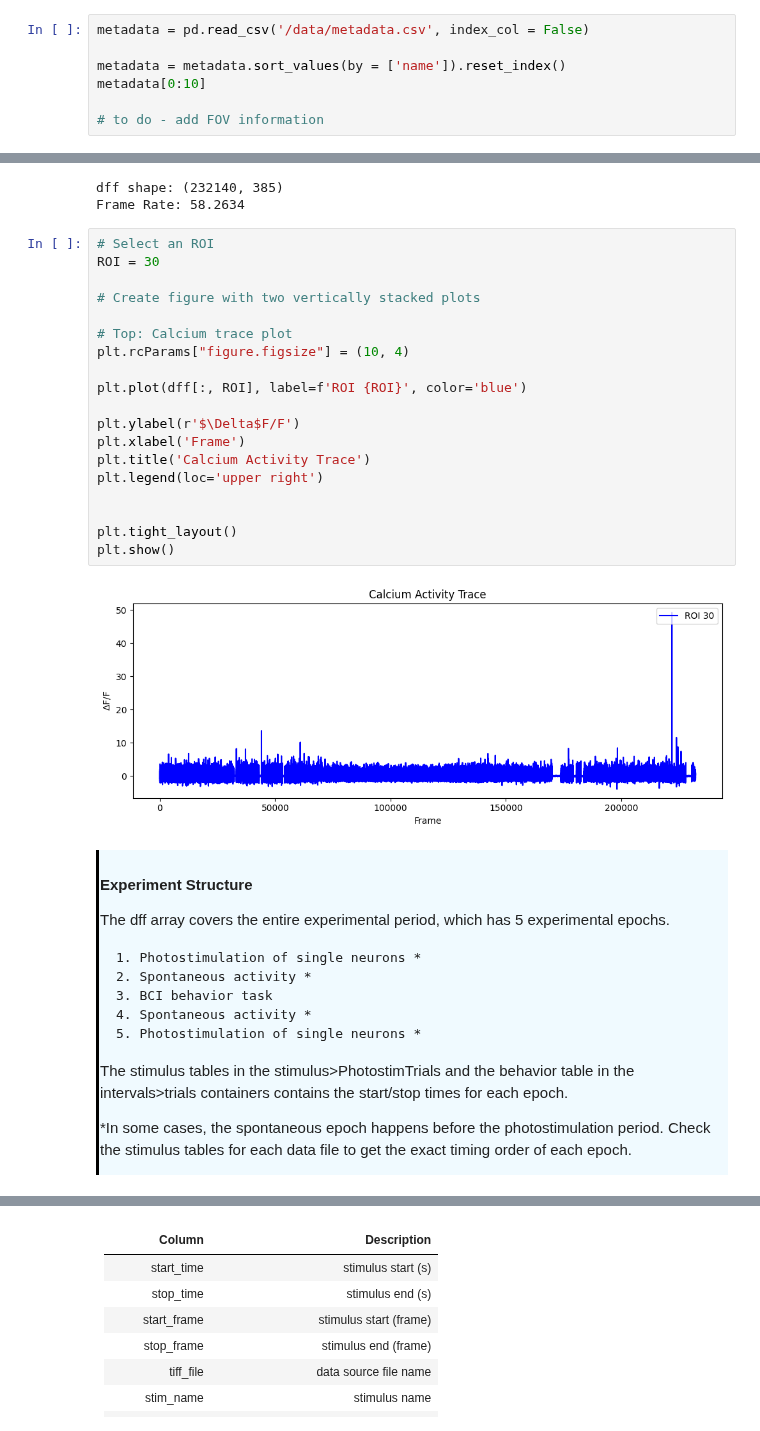
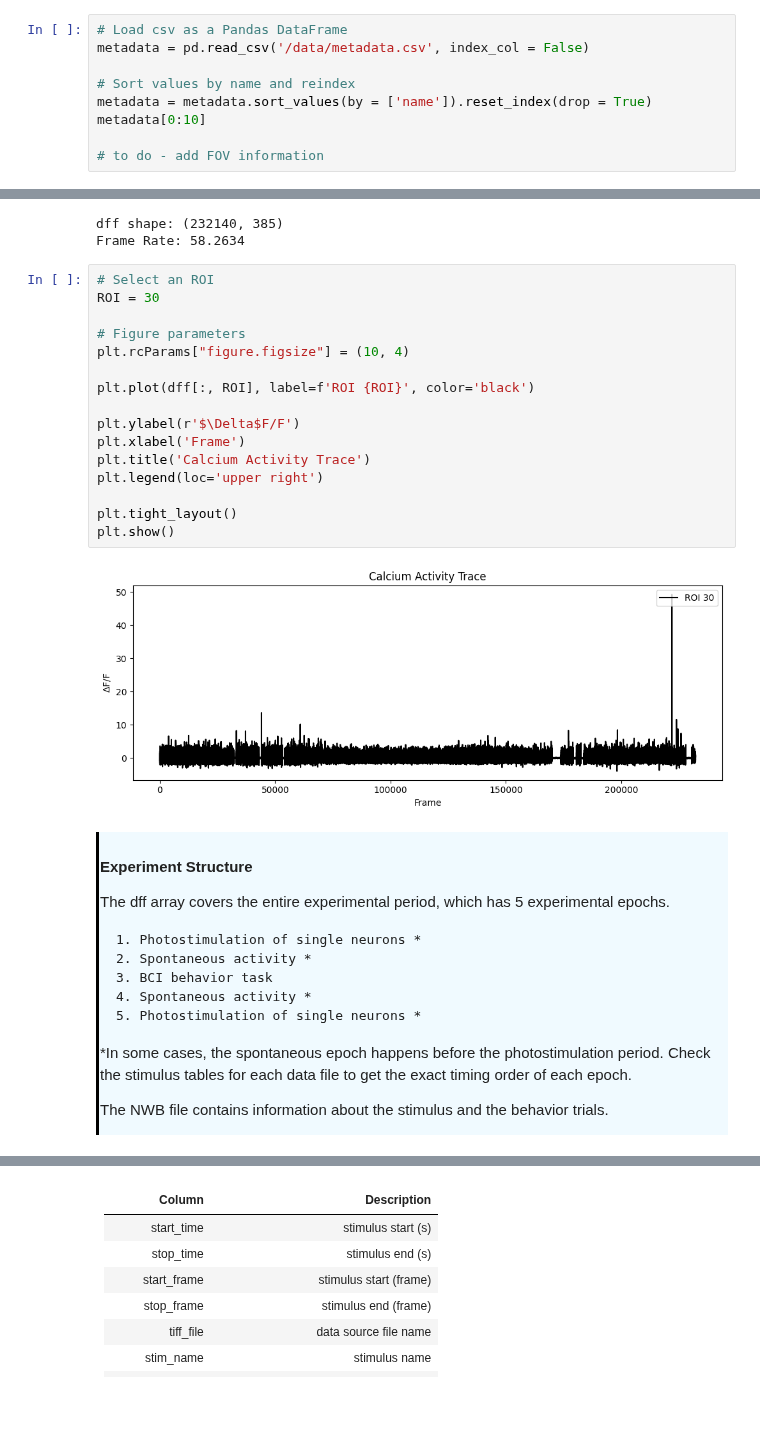
Before and after one commit to AllenNeuralDynamics/AIND-CNC-BCI-Workshop, a Jupyter notebook: code/load_data.ipynb, the cells around one changed output, grey strips where cells are left out. Drawn from its saved outputs; the diff is of its cells as text; blank space fills up the shorter version.

Commit message:
Edited datasets.json, load_data.ipynb

```diff
--- a/code/load_data.ipynb
+++ b/code/load_data.ipynb
@@ -38,7 +52,9 @@ from generate_epoch_table import generate_epoch_table
 # %%
+# Load csv as a Pandas DataFrame
 metadata = pd.read_csv('/data/metadata.csv', index_col = False)
 
-metadata = metadata.sort_values(by = ['name']).reset_index()
+# Sort values by name and reindex
+metadata = metadata.sort_values(by = ['name']).reset_index(drop = True)
 metadata[0:10]
 
 # to do - add FOV information
@@ -204,24 +182,21 @@ Frame Rate: 58.2634
 # %%
 # Select an ROI
 ROI = 30
 
-# Create figure with two vertically stacked plots
-
-# Top: Calcium trace plot
+# Figure parameters
 plt.rcParams["figure.figsize"] = (10, 4)
 
-plt.plot(dff[:, ROI], label=f'ROI {ROI}', color='blue')
+plt.plot(dff[:, ROI], label=f'ROI {ROI}', color='black')
 
 plt.ylabel(r'$\Delta$F/F')
 plt.xlabel('Frame')
 plt.title('Calcium Activity Trace')
 plt.legend(loc='upper right')
 
-
 plt.tight_layout()
 plt.show()
 # %% [output]
-[figure, old version]
+[figure, new version]
 # %% [markdown]
 <div style="border-left: 3px solid #000; padding: 1px; padding-left: 10px; background: #F0FAFF; ">
 
@@ -235,10 +210,9 @@ The dff array covers the entire experimental period, which has 5 experimental ep
     4. Spontaneous activity *
     5. Photostimulation of single neurons *
 
+*In some cases, the spontaneous epoch happens before the photostimulation period. Check the stimulus tables for each data file to get the exact timing order of each epoch.
 
-The stimulus tables in the stimulus>PhotostimTrials and the behavior table in the intervals>trials containers contains the start/stop times for each epoch.
-
-*In some cases, the spontaneous epoch happens before the photostimulation period. Check the stimulus tables for each data file to get the exact timing order of each epoch.
+The NWB file contains information about the stimulus and the behavior trials.
 # %% [markdown]
 <div style="border-left: 3px solid #000; padding: 1px; padding-left: 10px; background: #F0FAFF; ">
 
```
Also changed, not shown: parts of 39 cells of this notebook, 1 other file.
